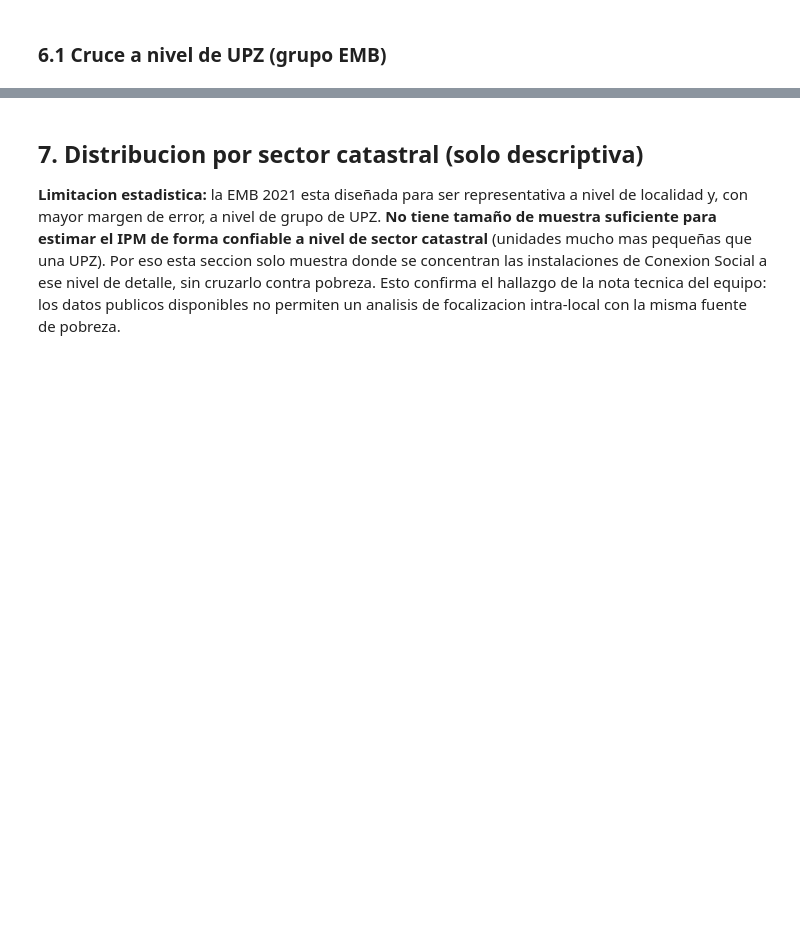
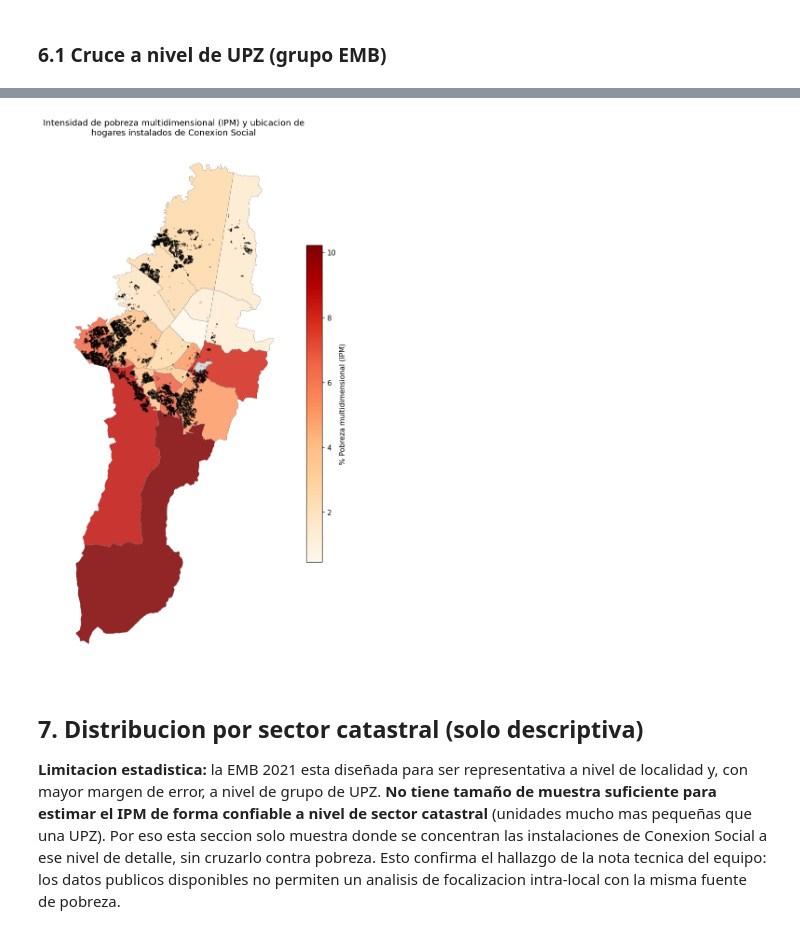
Before and after one commit to jestupinan5/DataJam---Conexi-n-Social-Integraci-n-Social, a Jupyter notebook: notebooks/01_analisis_espacial_conexion_social.ipynb, the cells around one changed output, grey strips where cells are left out. Drawn from its saved outputs; the diff is of its cells as text; code cells hidden in the pictures; blank space fills up the shorter version.

```diff
--- a/notebooks/01_analisis_espacial_conexion_social.ipynb
+++ b/notebooks/01_analisis_espacial_conexion_social.ipynb
@@ -525,3 +537,20 @@ Correlacion de Spearman (pobreza IPM vs. cobertura CS) por grupo de UPZ: 0.57
+# %%
+fig, ax = plt.subplots(figsize=(9, 11))
+
+mapa_localidad.plot(column="pct_pobreza_ipm", cmap="OrRd", legend=True, ax=ax,
+                     edgecolor="grey", linewidth=0.4, alpha=0.85,
+                     missing_kwds={"color": "lightgrey"},
+                     legend_kwds={"label": "% Pobreza multidimensional (IPM)", "shrink": 0.6})
+
+gdf_cs.plot(ax=ax, markersize=3, color="black", alpha=0.35, linewidth=0)
+
+ax.set_title("Intensidad de pobreza multidimensional (IPM) y ubicacion de\nhogares instalados de Conexion Social")
+ax.axis("off")
+fig.tight_layout()
+fig.savefig(OUT_FIGS / "mapa_ipm_con_hogares_cs.png", dpi=150)
+plt.show()
+# %% [output]
+[figure, added]
 # %% [markdown]
 ## 7. Distribucion por sector catastral (solo descriptiva)
 
```
Also changed, not shown: parts of 6 cells of this notebook, 5 other files.
